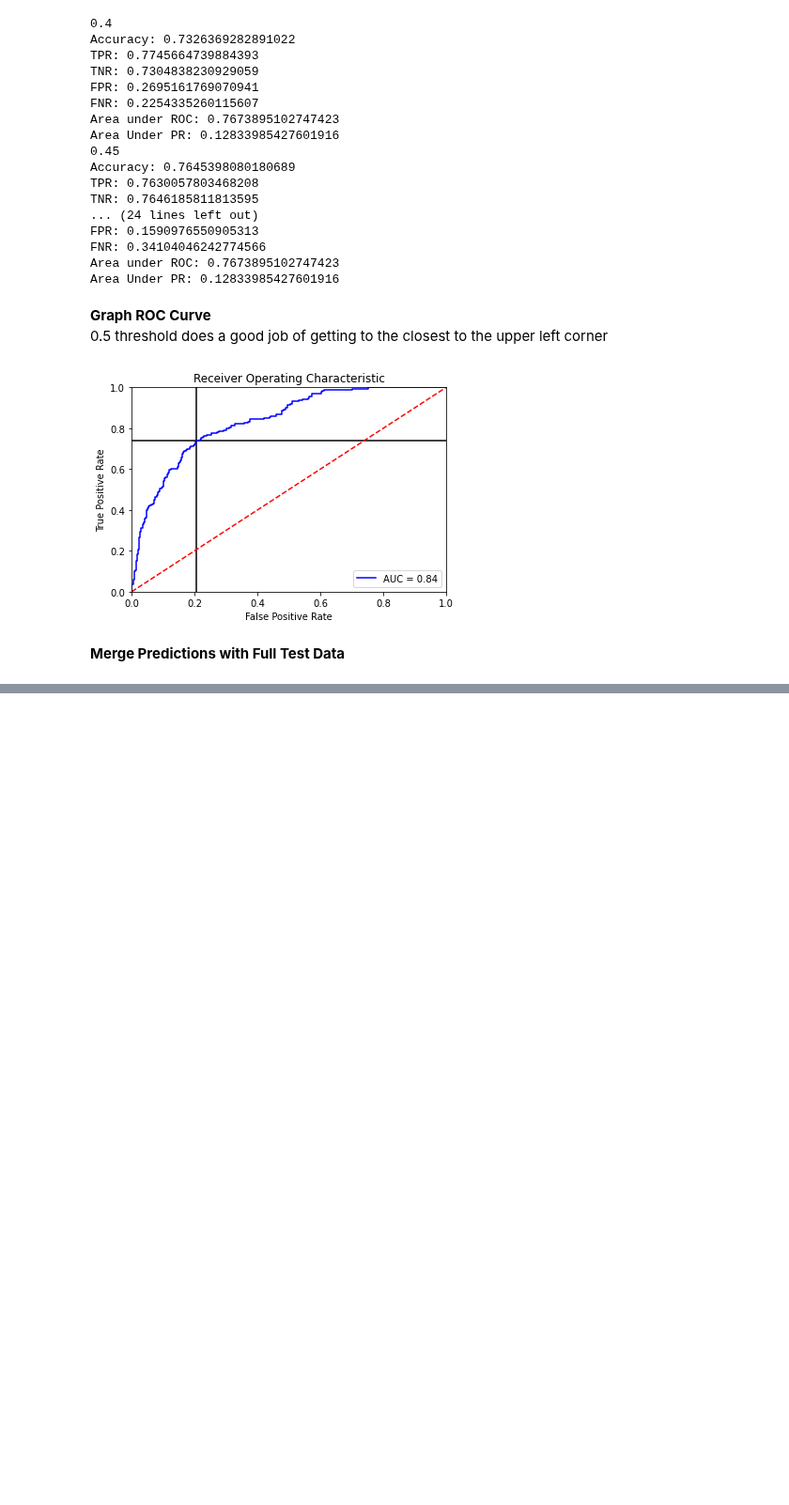
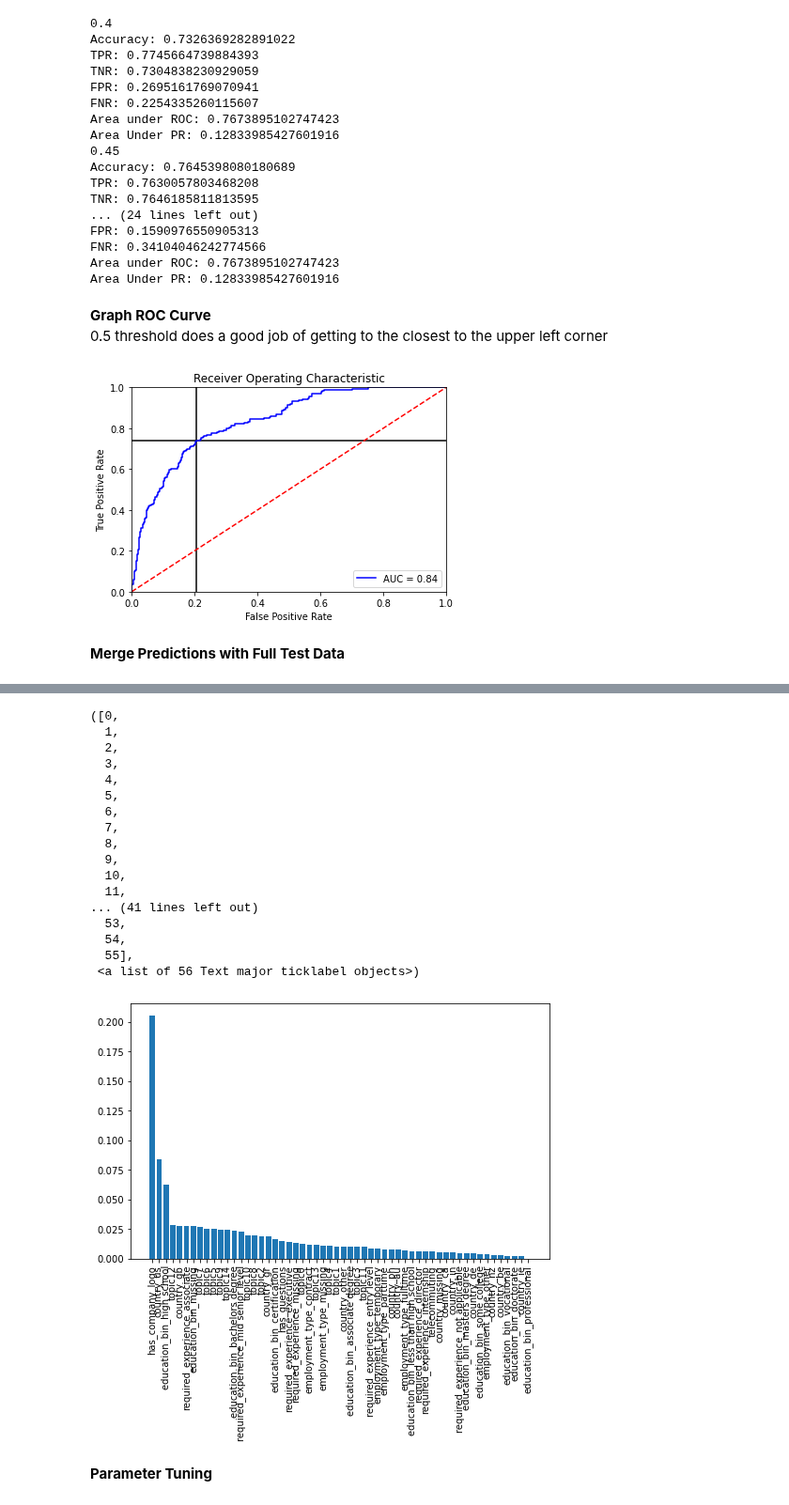
Before and after one commit to anuragkumar/fake-job-posting-prediction, a Jupyter notebook: fake_job_postings.ipynb, the cells around one changed output, grey strips where cells are left out. Shown at 94% size. Saved outputs shown, nothing was run; the diff lists cells and outputs as text; code cells hidden in the pictures; blank space fills up the shorter version.

```diff
--- a/fake_job_postings.ipynb
+++ b/fake_job_postings.ipynb
@@ -532,14 +536,14 @@ for c in ['employment_type', 'required_experience', 'education_bin', 'country']:
     dum = pd.get_dummies(df[c], prefix = c)
     df = df.join(dum)
 
-# remove columns not needed for regression
-df_reg = df.drop(columns = ['employment_type', 'required_experience','required_education', 'education_bin', 'country',
+# remove columns not needed for modeling
+df_mod = df.drop(columns = ['employment_type', 'required_experience','required_education', 'education_bin', 'country',
                             'location', 'title', 'department', 'company_profile', 'description', 'requirements', 'benefits',
                             'industry', 'function', 'state', 'city', 'language', 'fraudulent_words', 'job_id', 'text'])
 
-# remove one level from dummies to prevent collinearity
-df_reg = df_reg.drop(columns = ['employment_type_missing', 'required_experience_missing', 'education_bin_missing',
-                            'country_missing'])
+# remove one level from dummies to prevent collinearity for regression
+df_reg = df_mod.drop(columns = ['employment_type_missing', 'required_experience_missing', 'education_bin_missing',
+                                'country_missing'])
 # %% [markdown]
 ### SMOTE: class imbalance
 Would also like to explore weighting within the regression (ie LogisticRegression(class_weight = 'balanced')), but cannot easily do grid search for parameters with weighting - no package. Thus using SMOTE instead for MVP version
@@ -900,0 +920,3 @@ pred_full = pd.merge(df_test, predict_df, left_index = True, right_index = True)
+# %%
+X_train, X_test, y_train, y_test, os_data_X, os_data_y = smote(df_mod)
+# don't need to drop one level of dummies in this case so use df_mod, not df_reg
@@ -900,0 +933,3 @@ pred_full = pd.merge(df_test, predict_df, left_index = True, right_index = True)
+# %%
+xgb = XGBClassifier(objective = 'binary:logistic')
+xgb.fit(os_data_X.values, os_data_y.fraudulent.values, eval_metric = 'error')
@@ -900,0 +951,33 @@ pred_full = pd.merge(df_test, predict_df, left_index = True, right_index = True)
+# %%
+# feature importance
+cols = pd.Series(os_data_X.columns).to_frame()
+fimport = pd.Series(xgb.feature_importances_).to_frame()
+
+fimport = pd.merge(cols, fimport, left_index = True, right_index = True)
+fimport.columns = ['col', 'import']
+fimport = fimport.sort_values('import', ascending = False)
+# %%
+fig, ax = plt.subplots(figsize=(8,5))
+plt.bar(fimport.col, height = fimport['import'])
+plt.xticks(rotation=90)
+# %% [output]
+([0,
+  1,
+  2,
+  3,
+  4,
+  5,
+  6,
+  7,
+  8,
+  9,
+  10,
+  11,
+... (41 lines left out)
+  53,
+  54,
+  55],
+ <a list of 56 Text major ticklabel objects>)
+[figure, added]
+# %% [markdown]
+__Parameter Tuning__
```
Also changed, not shown: parts of 16 cells of this notebook.
